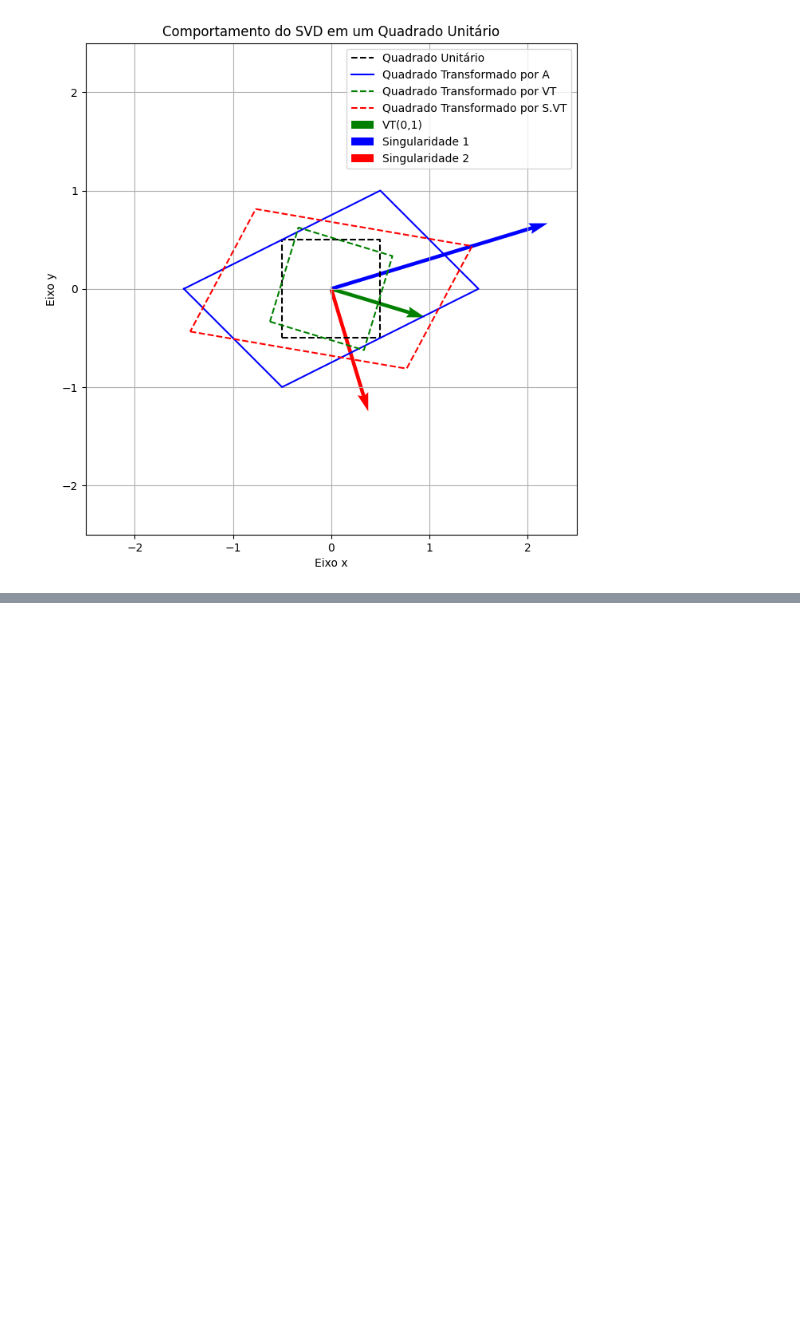
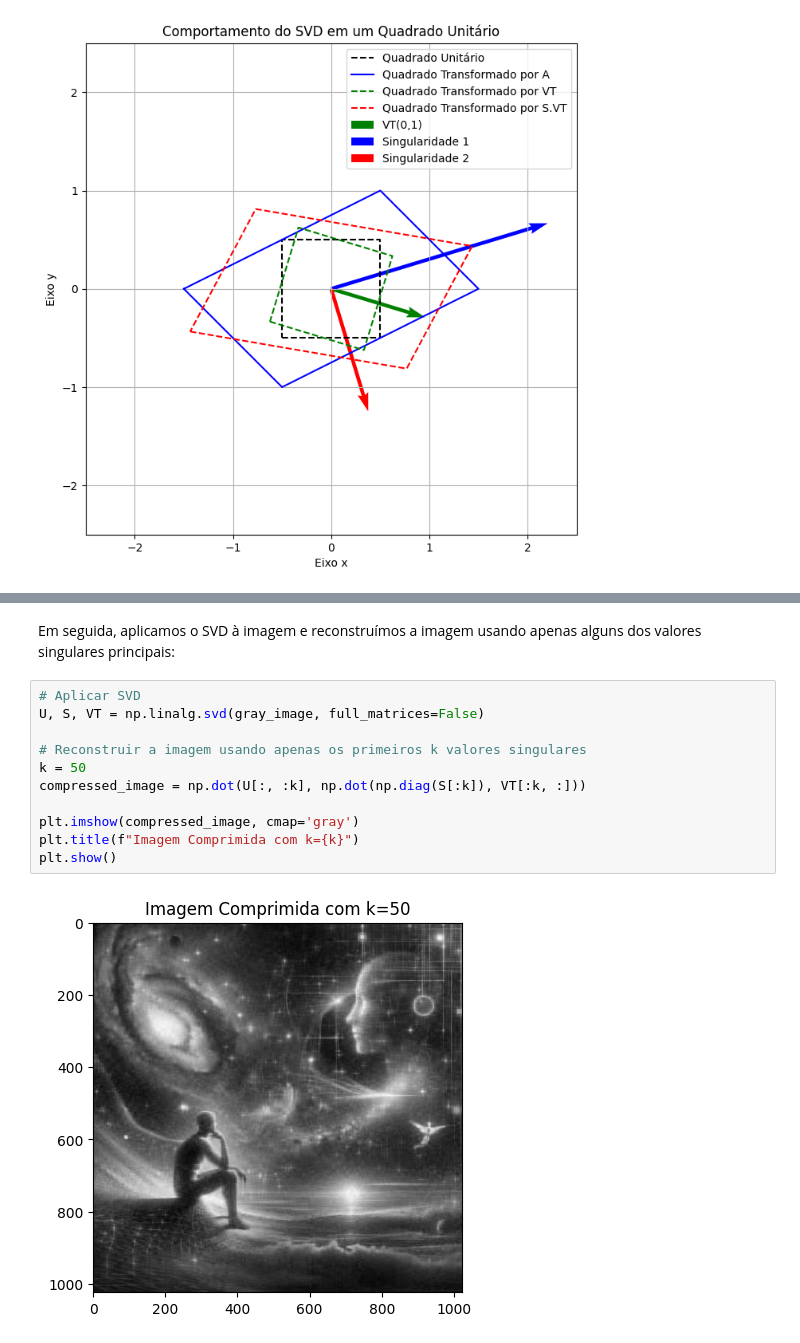
Before and after one commit to JunioCesarFerreira/SVD-Demystified, a Jupyter notebook: notebook.ipynb, the cells around one changed output, grey strips where cells are left out. Saved outputs shown, nothing was run; the diff lists cells and outputs as text; blank space fills up the shorter version.

```diff
--- a/notebook.ipynb
+++ b/notebook.ipynb
@@ -461,0 +493,15 @@ O SVD é amplamente utilizado em compressão de dados, redução de ruído em si
+# %% [markdown]
+Em seguida, aplicamos o SVD à imagem e reconstruímos a imagem usando apenas alguns dos valores singulares principais:
+# %%
+# Aplicar SVD
+U, S, VT = np.linalg.svd(gray_image, full_matrices=False)
+
+# Reconstruir a imagem usando apenas os primeiros k valores singulares
+k = 50
+compressed_image = np.dot(U[:, :k], np.dot(np.diag(S[:k]), VT[:k, :]))
+
+plt.imshow(compressed_image, cmap='gray')
+plt.title(f"Imagem Comprimida com k={k}")
+plt.show()
+# %% [output]
+[figure, added]
```
Also changed, not shown: parts of 17 cells of this notebook, 2 other files.
